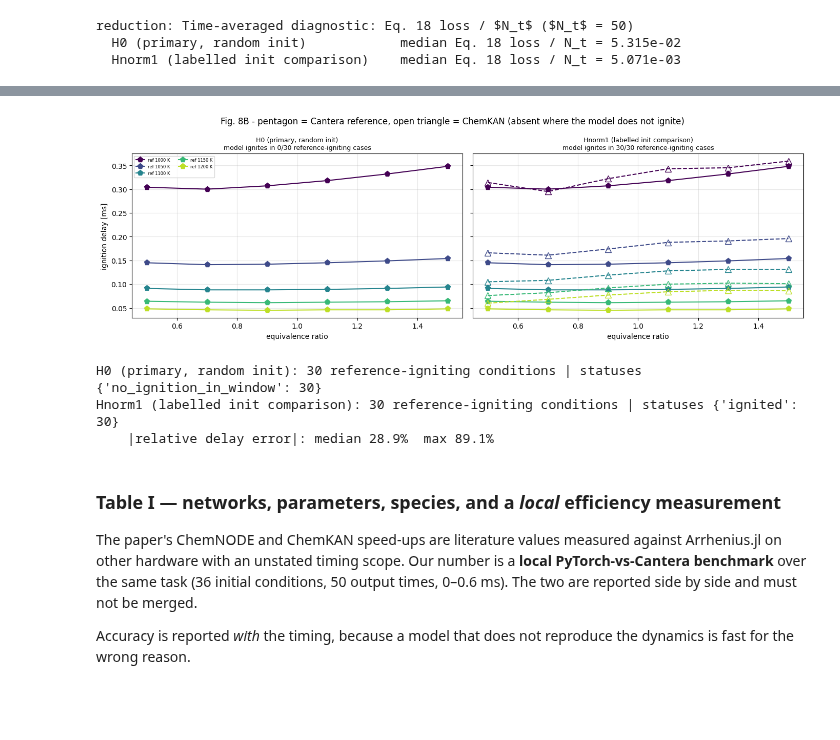
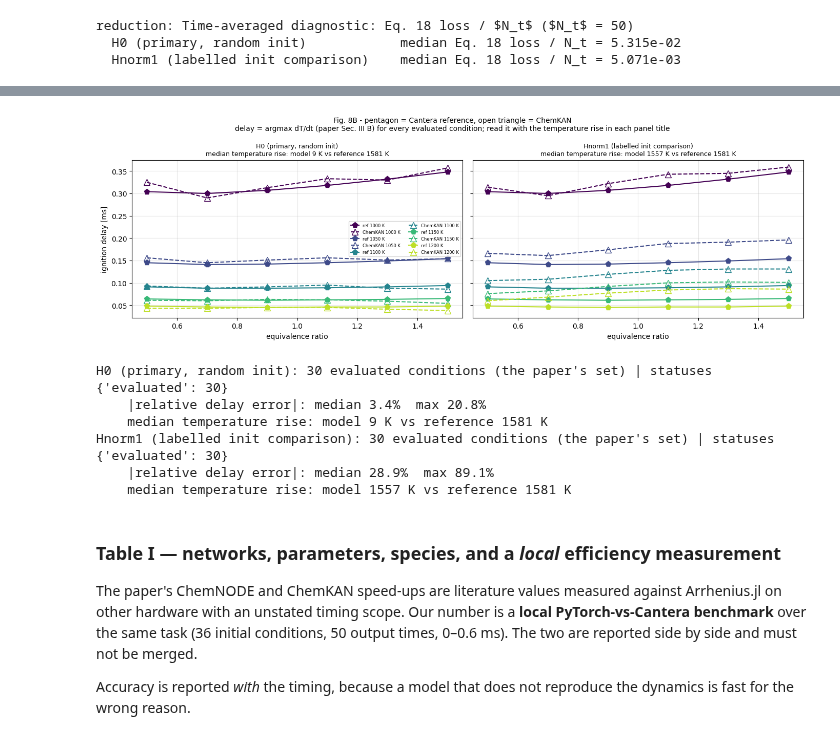
Before and after one commit to bnkglu/chemkan-tuwien, a Jupyter notebook: chemkan/notebooks/08_hydrogen_reproduction.ipynb, the cells around one changed output, grey strips where cells are left out. Cells and saved outputs as stored; diff of their text form; code cells hidden in the pictures; blank space fills up the shorter version.

```diff
--- a/chemkan/notebooks/08_hydrogen_reproduction.ipynb
+++ b/chemkan/notebooks/08_hydrogen_reproduction.ipynb
@@ -351,23 +364,31 @@ ignite in the window — never by whether the model succeeds.
 # %%
 # Figure code: chemkan/scripts/figures/fig08_hydrogen_ignition.py
 from fig08_hydrogen_ignition import make_figure as make_fig08b
 
 _, fig08b_results = make_fig08b(
     table_paths={label: TABLE_DIR / f"hydrogen_ignition_delay_{stem}.csv"
                  for label, (stem, _d) in SETS.items()},
     output_path=FIG_DIR / "fig08b_hydrogen_ignition_delay", show=True)
 
 for label, summary in fig08b_results.items():
-    print(f"{label}: {summary['conditions']} reference-igniting conditions | "
+    print(f"{label}: {summary['conditions']} evaluated conditions (the paper's set) | "
           f"statuses {summary['statuses']}")
     if summary["median_relative_error"] is not None:
+        # Always read together: a small delay error on a flat trajectory is not an
+        # ignition, and the temperature rise is what says so. No threshold is applied.
         print(f"    |relative delay error|: median {summary['median_relative_error']:.1%}  "
               f"max {summary['max_relative_error']:.1%}")
+        print(f"    median temperature rise: model "
+              f"{summary['median_model_temperature_rise_K']:.0f} K vs reference "
+              f"{summary['median_reference_temperature_rise_K']:.0f} K")
 # %% [output]
-[figure, old version]
+[figure, new version]
-H0 (primary, random init): 30 reference-igniting conditions | statuses {'no_ignition_in_window': 30}
-Hnorm1 (labelled init comparison): 30 reference-igniting conditions | statuses {'ignited': 30}
+H0 (primary, random init): 30 evaluated conditions (the paper's set) | statuses {'evaluated': 30}
+    |relative delay error|: median 3.4%  max 20.8%
+    median temperature rise: model 9 K vs reference 1581 K
+Hnorm1 (labelled init comparison): 30 evaluated conditions (the paper's set) | statuses {'evaluated': 30}
     |relative delay error|: median 28.9%  max 89.1%
+    median temperature rise: model 1557 K vs reference 1581 K
 # %% [markdown]
 ### Table I — networks, parameters, species, and a *local* efficiency measurement
 
```
Also changed, not shown: parts of 9 cells of this notebook, 31 other files.
